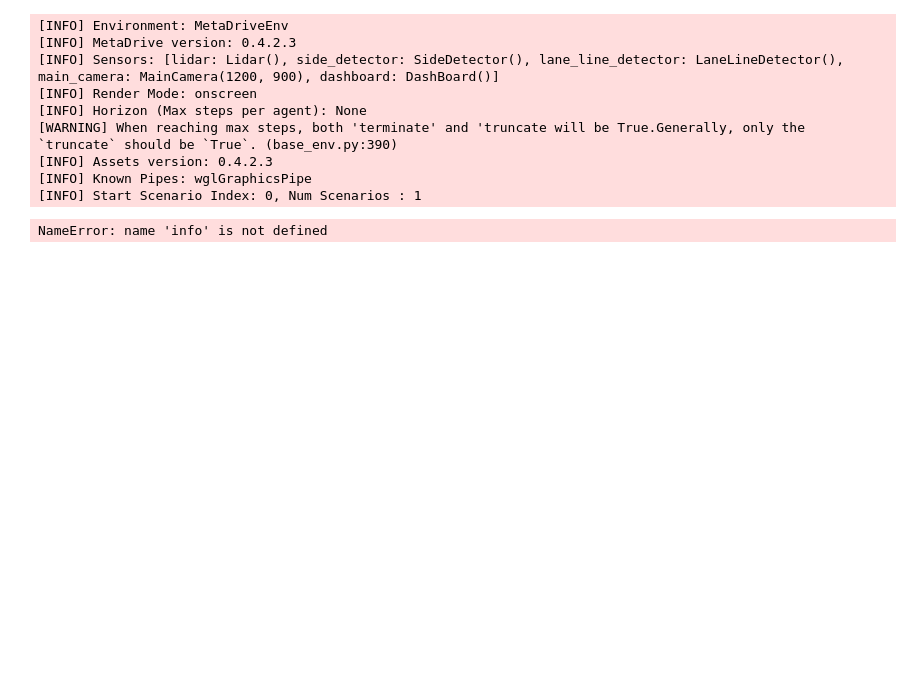
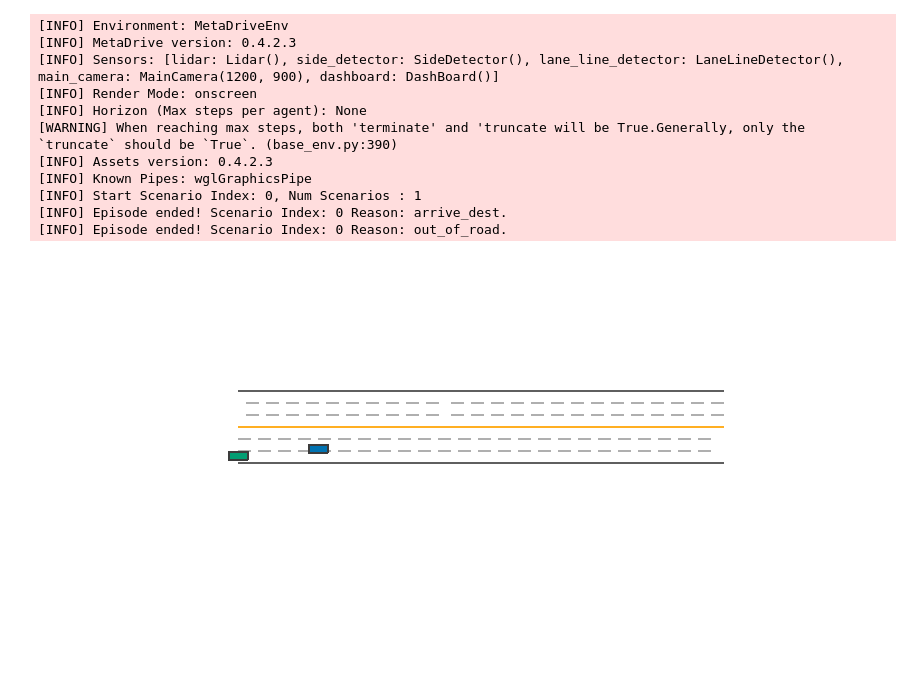
Before and after one commit to Siwei-Luo-MQ/CMIEA, a Jupyter notebook: Example data/Straight/102804/102804.ipynb, the cells around one changed output. Cells and saved outputs as stored; diff of their text form; code cells hidden in the pictures; blank space fills up the shorter version.

```diff
--- a/Example data/Straight/102804/102804.ipynb
+++ b/Example data/Straight/102804/102804.ipynb
@@ -12,7 +12,7 @@ from metadrive.scenario.parse_object_state import parse_object_state, get_idm_ro
 scenario_config = {'map_config': {'type': 'block_sequence',
                                   'config': 'S',
                                   'lane_width': 3,
-                                  'lane_num': 2,
+                                  'lane_num': 3,
                                   'start_position': [0, 0],
                                  },
                    'traffic_density':0,
@@ -53,35 +53,37 @@ try:
     env.engine.add_policy(env.agent.id, TrajectoryIDMPolicy, env.agent, env.engine.generate_seed(), ego_traj)
 
     for _ in range(100):
-        # npc.before_step([0, 0])
-        # p = env.engine.get_policy(npc.name)
-        # npc.before_step(p.act(True))
-        # _,r,_,_,info = env.step([0,0])
+        npc.before_step([0, 0])
+        p = env.engine.get_policy(npc.name)
+        npc.before_step(p.act(True))
+        _,r,_,_,info = env.step([0,0])
         env.step([0,0])
         frame=env.render(mode="topdown",
                          window=False,
                          screen_size=(800, 400),
                          draw_target_vehicle_trajectory=True,
                          scaling=4,
                          camera_position=(50,0))
         frames.append(frame)
 
         if info['crash']:
             break
     generate_gif(frames, gif_name="102804.gif")
 finally:
     env.close()
 
 from IPython.display import Image
 Image(open("102804.gif", "rb").read())
 # %% [output]
 [INFO] Environment: MetaDriveEnv
 [INFO] MetaDrive version: 0.4.2.3
 [INFO] Sensors: [lidar: Lidar(), side_detector: SideDetector(), lane_line_detector: LaneLineDetector(), main_camera: MainCamera(1200, 900), dashboard: DashBoard()]
 [INFO] Render Mode: onscreen
 [INFO] Horizon (Max steps per agent): None
 [WARNING] When reaching max steps, both 'terminate' and 'truncate will be True.Generally, only the `truncate` should be `True`. (base_env.py:390)
 [INFO] Assets version: 0.4.2.3
 [INFO] Known Pipes: wglGraphicsPipe
 [INFO] Start Scenario Index: 0, Num Scenarios : 1
+[INFO] Episode ended! Scenario Index: 0 Reason: arrive_dest.
+[INFO] Episode ended! Scenario Index: 0 Reason: out_of_road.
-NameError: name 'info' is not defined
+[figure, added]
```
